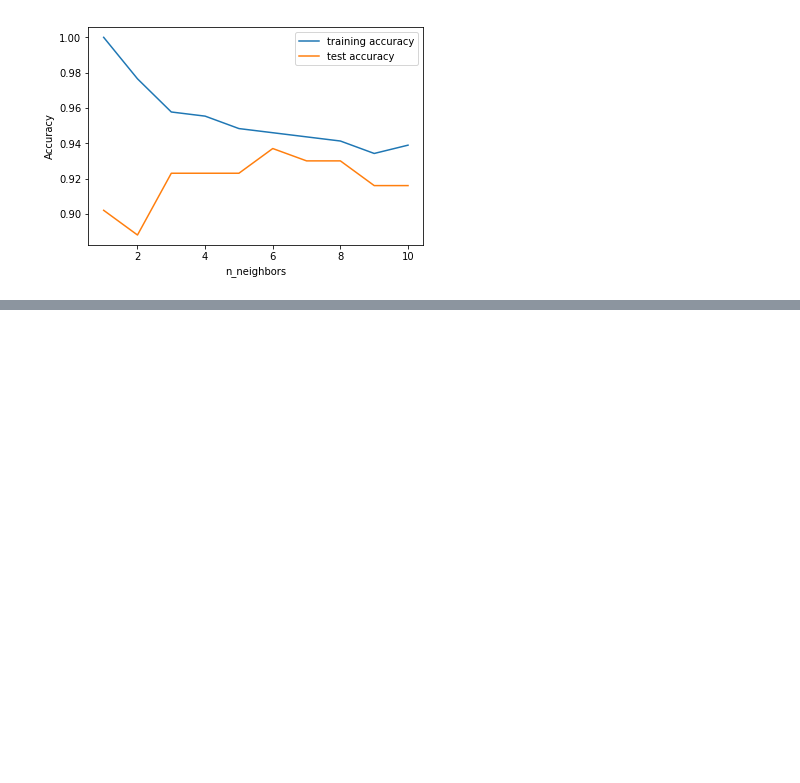
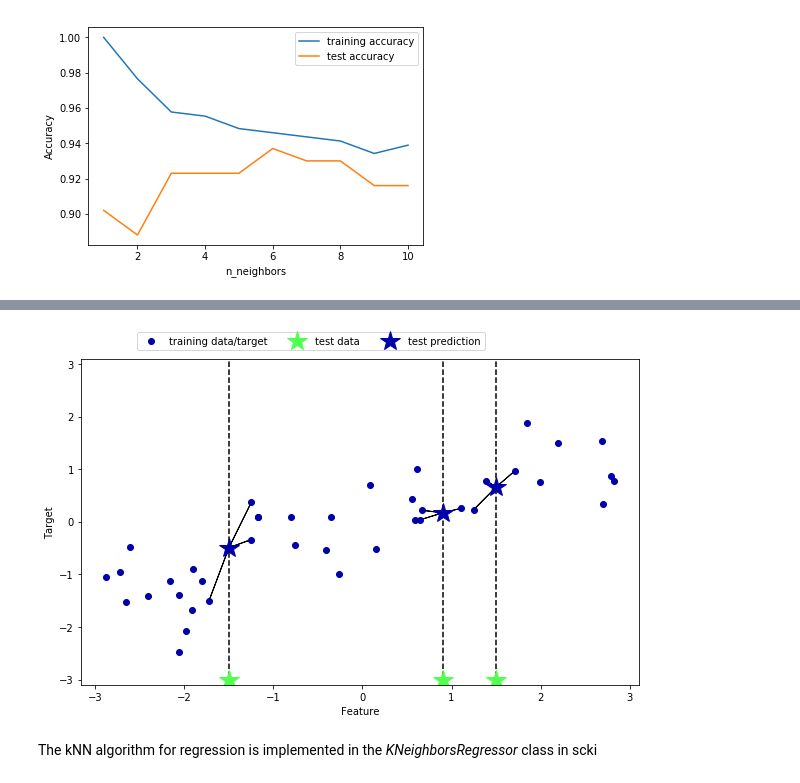
Before and after one commit to carlhinderer/python-ml-intro, a Jupyter notebook: notebooks/02_supervised_learning/b_knn.ipynb, the cells around one changed output, grey strips where cells are left out. Drawn from its saved outputs; the diff is of its cells as text; code cells hidden in the pictures; blank space fills up the shorter version.

```diff
--- a/notebooks/02_supervised_learning/b_knn.ipynb
+++ b/notebooks/02_supervised_learning/b_knn.ipynb
@@ -130,0 +142,7 @@ Note that we can recognize some of the characteristics of overfitting and underf
+# %%
+# Plot the knn regression for k=3
+mglearn.plots.plot_knn_regression(n_neighbors=3)
+# %% [output]
+[figure, added]
+# %% [markdown]
+The kNN algorithm for regression is implemented in the *KNeighborsRegressor* class in scki
```
Also changed, not shown: parts of 3 cells of this notebook.
